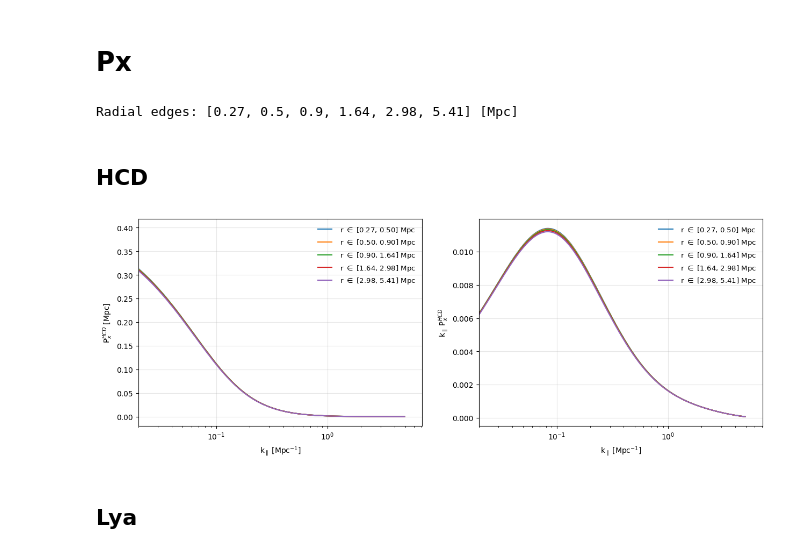
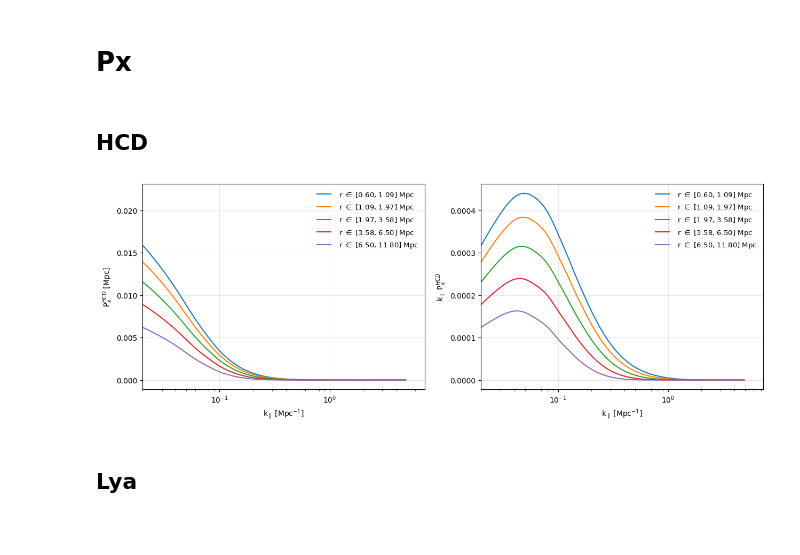
Before and after one commit to andreufont/astrid_hcd, a Jupyter notebook: MW11model/Px.ipynb, the cells around one changed output. Cells and saved outputs as stored; diff of their text form; code cells hidden in the pictures.

```diff
--- a/MW11model/Px.ipynb
+++ b/MW11model/Px.ipynb
@@ -83,10 +88,7 @@ cosmo_dict = {
     'ns': ns,
     'As': As}
 
-r_bins = [0.27, 0.5, 0.9, 1.64, 2.98, 5.41]
-print('Radial edges:',  r_bins, '[Mpc]')
+r_bins = [0.6, 1.09, 1.97, 3.58, 6.5, 11.8]  # Mpc
-# %% [output]
-Radial edges: [0.27, 0.5, 0.9, 1.64, 2.98, 5.41] [Mpc]
 # %% [markdown]
 ## HCD
 # %%
@@ -109,27 +108,34 @@ px_hcd += w1
+# %%
+px_hcd = []
+for i in np.arange(len(r_bins)-1):
+    r_effs = np.linspace(r_bins[i], r_bins[i+1], 10)
+    px_hcd_eff = pcross.Px_Mpc_detailed([2.5], k_w1w2, r_effs, P3D_hcd_model, max_kperp=10.0**2, p3d_params=cosmo_dict, new_cosmo_params=cosmo_dict)
+    px_hcd.append(np.average(px_hcd_eff, axis=1, weights=r_effs))
+px_hcd = np.array(px_hcd)
 # %%
 plt.figure(figsize=(15, 5))
 
 plt.subplot(1, 2, 1)
 for i in np.arange(len(r_bins)-1):
-    plt.plot(k_w1w2, px_hcd[0, i, :], label=f' r $\\in$ [%.2f, %.2f] Mpc' %(r_bins[i], r_bins[i+1]))
+    plt.plot(k_w1w2, px_hcd[i, 0, :], label=f' r $\\in$ [%.2f, %.2f] Mpc' %(r_bins[i], r_bins[i+1]))
 plt.xscale('log')
 plt.grid(alpha=0.3)
 plt.xlim(left=0.02)
 plt.legend(fontsize=9.5, frameon=False)
 plt.xlabel(r'k$_\parallel$ [Mpc$^{-1}$]')
 plt.ylabel(r'P$_{x}^{HCD}$ [Mpc]');
 
 plt.subplot(1, 2, 2)
 for i in np.arange(len(r_bins)-1):
-    plt.plot(k_w1w2, k_w1w2*px_hcd[0, i, :], label=f' r $\\in$ [%.2f, %.2f] Mpc' %(r_bins[i], r_bins[i+1]))
+    plt.plot(k_w1w2, k_w1w2*px_hcd[i, 0, :], label=f' r $\\in$ [%.2f, %.2f] Mpc' %(r_bins[i], r_bins[i+1]))
 plt.xscale('log')
 plt.grid(alpha=0.3)
 plt.xlim(left=0.02)
 plt.legend(fontsize=9.5, frameon=False)
 plt.xlabel(r'k$_\parallel$ [Mpc$^{-1}$]')
 plt.ylabel(r'k$_\parallel$ P$_{x}^{HCD}$');
 # %% [output]
-[figure, old version]
+[figure, new version]
 # %% [markdown]
 ## Lya
 # %%
```
Also changed, not shown: parts of 35 cells of this notebook, 14 other files.
